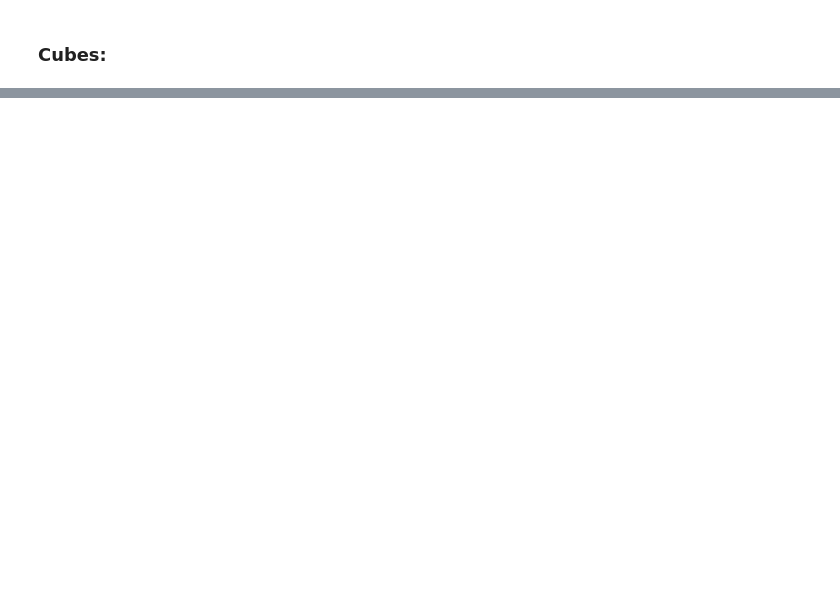
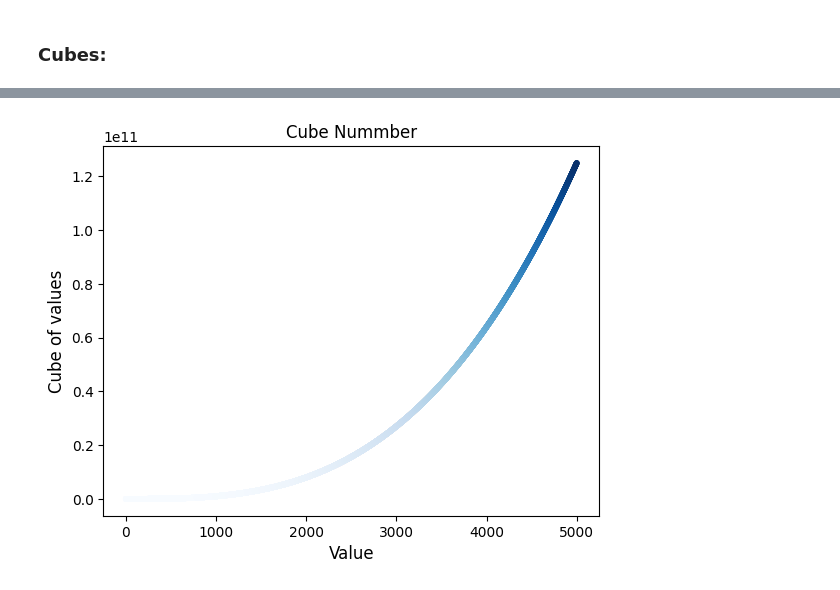
Before and after one commit to wolathedataguy/Learning_Python, a Jupyter notebook: Data_Viz/data_viz.ipynb, the cells around one changed output, grey strips where cells are left out. Drawn from its saved outputs; the diff is of its cells as text; code cells hidden in the pictures; blank space fills up the shorter version.

```diff
--- a/Data_Viz/data_viz.ipynb
+++ b/Data_Viz/data_viz.ipynb
@@ -84,0 +164,18 @@ plt.show()
+# %%
+
+x_values = list(range(1, 5001))
+y_values = [x**3 for x in x_values]
+
+plt.scatter(x_values, y_values, c=y_values, cmap=plt.cm.Blues, s=10)
+
+plt.title("Cube Nummber", fontsize=12)
+
+plt.xlabel("Value", fontsize=12)
+plt.ylabel("Cube of values", fontsize=12)
+
+plt.tick_params(axis='both', which='major', labelsize=10)
+
+
+plt.show()
+# %% [output]
+[figure, added]
```
Also changed, not shown: parts of 12 cells of this notebook, 1 other file.
